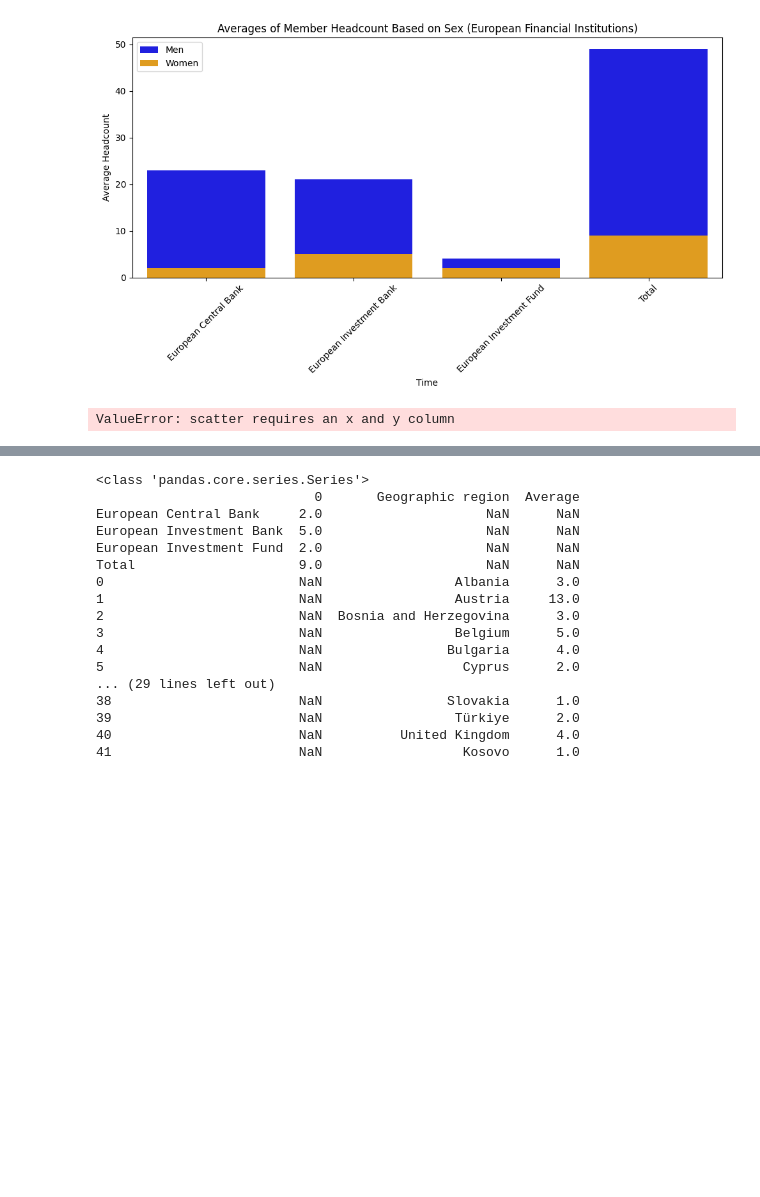
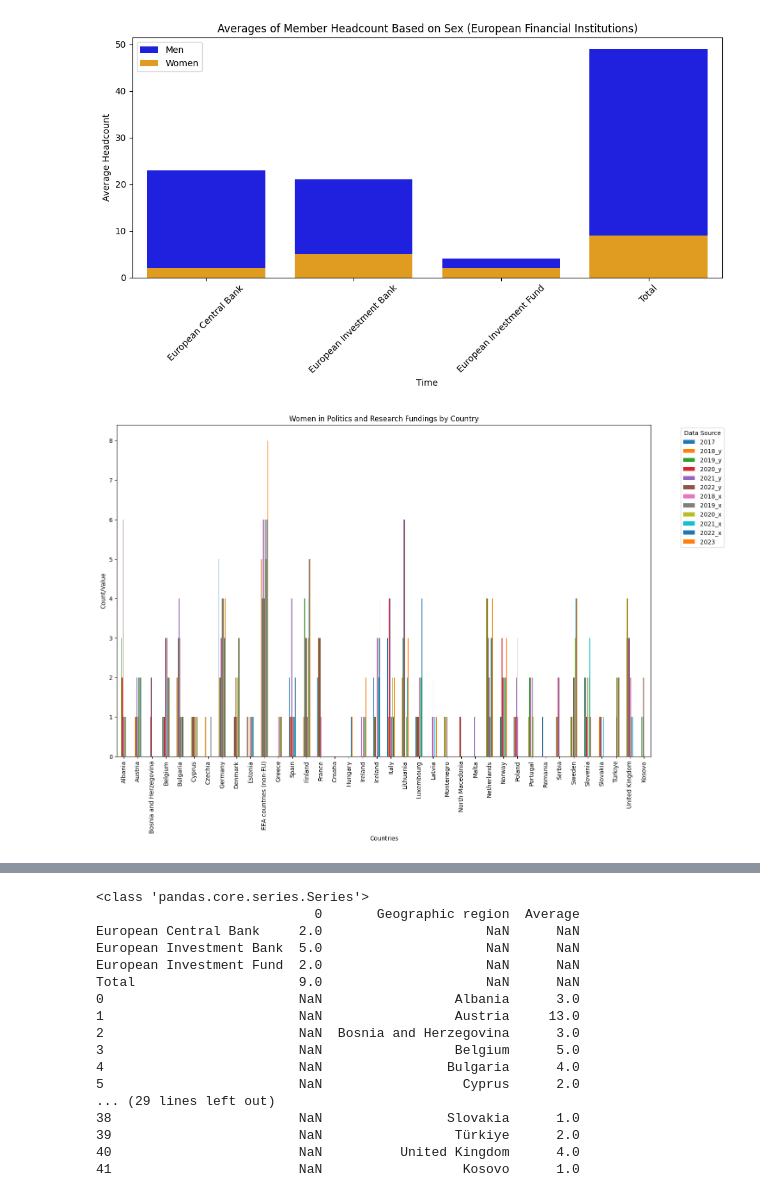
Before and after one commit to alicepicco333/wipEU, a Jupyter notebook: technical_analysis/averages_and_graphs.ipynb, the cells around one changed output, grey strips where cells are left out. Drawn from its saved outputs; the diff is of its cells as text; code cells hidden in the pictures; blank space fills up the shorter version.

```diff
--- a/technical_analysis/averages_and_graphs.ipynb
+++ b/technical_analysis/averages_and_graphs.ipynb
@@ -206,41 +206,31 @@ plt.show()
 # %%
 #Number of women in political parties, research funding, and political executive in the years, with data visualization
 df_women_research_fundings = df_women_research_fundings.rename(columns={"Geographic region\Time": "Geographic region"})
 df_women_political_executives = df_women_political_executives.rename(columns={"Geographic region\Time": "Geographic region"})
 df_women_political_parties = df_women_political_parties.rename(columns={"Geographic region\Time": "Geographic region"})
 df_women_research_fundings, df_women_political_executives, df_women_political_parties = column_remove(df_women_research_fundings, df_women_political_executives, df_women_political_parties)
 # df_women_research_fundings, df_women_political_executives, df_women_political_parties = force_to_numeric(df_women_research_fundings, df_women_political_executives, df_women_political_parties)
 
 merged_df = pd.merge(df_women_political_parties, df_women_research_fundings, on="Geographic region")
 merged_df_final = pd.merge(merged_df, df_women_political_executives, on="Geographic region").fillna("0") #nella manipolazione dati abbiamo deciso di introdurre lo 0 al posto di NaN
 merged_df_final.head()
 rows_to_remove = merged_df_final['Geographic region'].isin(['European Union - 27 countries (from 2020)', 'European Union - 28 countries (1993-2020)'])
 merged_df_final = merged_df_final[~rows_to_remove]
 merged_df_final = merged_df_final.drop(index=20)
+merged_df_final = merged_df_final.drop(columns=['Average'])
+merged_df_final = merged_df_final.iloc[:, ::-1]
 countries = merged_df_final['Geographic region']
-
-# Plotting the line plot for each country
-# plt.figure(figsize=(14, 10))
-# for country in countries:
-#     country_df = merged_df_final[merged_df_final['Geographic region'] == country]
-#     plt.plot(country_df.columns[1:], country_df.iloc[0, 1:], label=country)
-# # Adding labels and title
-# plt.xlabel('Year')
-# plt.ylabel('Value')
-# plt.title('Line Plot for Countries Across Years')
-
-# # Adding legend
-# plt.legend(title='Country', bbox_to_anchor=(1, 1))
-# plt.show()
-merged_df_final = merged_df_final.iloc[:, ::-1]
-merged_df_final.plot(kind="scatter")
-x_column = 'Geographic region'
-y_column = 'Average'
-plt.scatter(merged_df_final[x_column], merged_df_final[y_column])
+merged_df_final.set_index('Geographic region', inplace=True)
+ax = merged_df_final.plot(kind='bar', figsize=(16, 10))
+plt.title('Women in Politics and Research Fundings by Country')
+plt.xlabel('Countries')
+plt.ylabel('Count/Value')
+plt.legend(title='Data Source', bbox_to_anchor=(1.05, 1), loc='upper left')
+plt.show()
 merged_df_final.columns = merged_df_final.columns.str.replace('_x', ' pol-p').str.replace('_y', ' w-r-f')
 column_mapping = {col: f"{col} w-r-e" for col in merged_df_final.columns if col.isdigit()}
 # Rename the columns using the mapping dictionary
 merged_df_final.rename(columns=column_mapping, inplace=True)
 merged_df_final
 # %% [output]
-ValueError: scatter requires an x and y column
+[figure, added]
```
Also changed, not shown: parts of 1 cell of this notebook.
